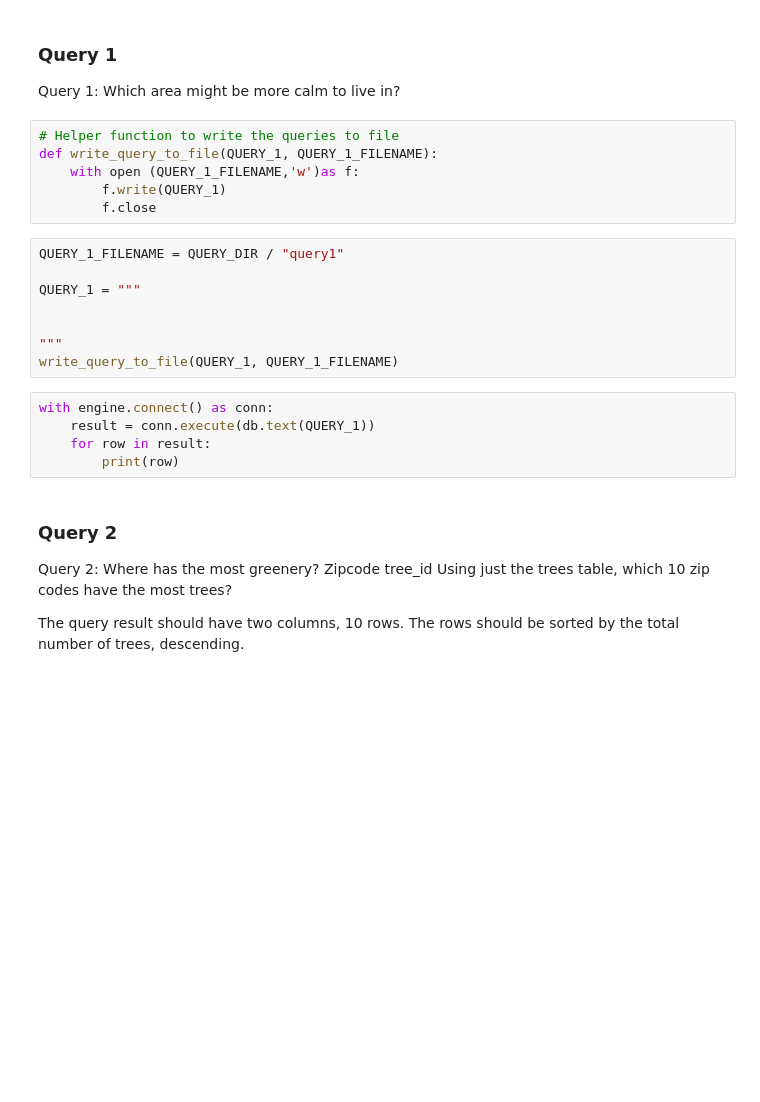
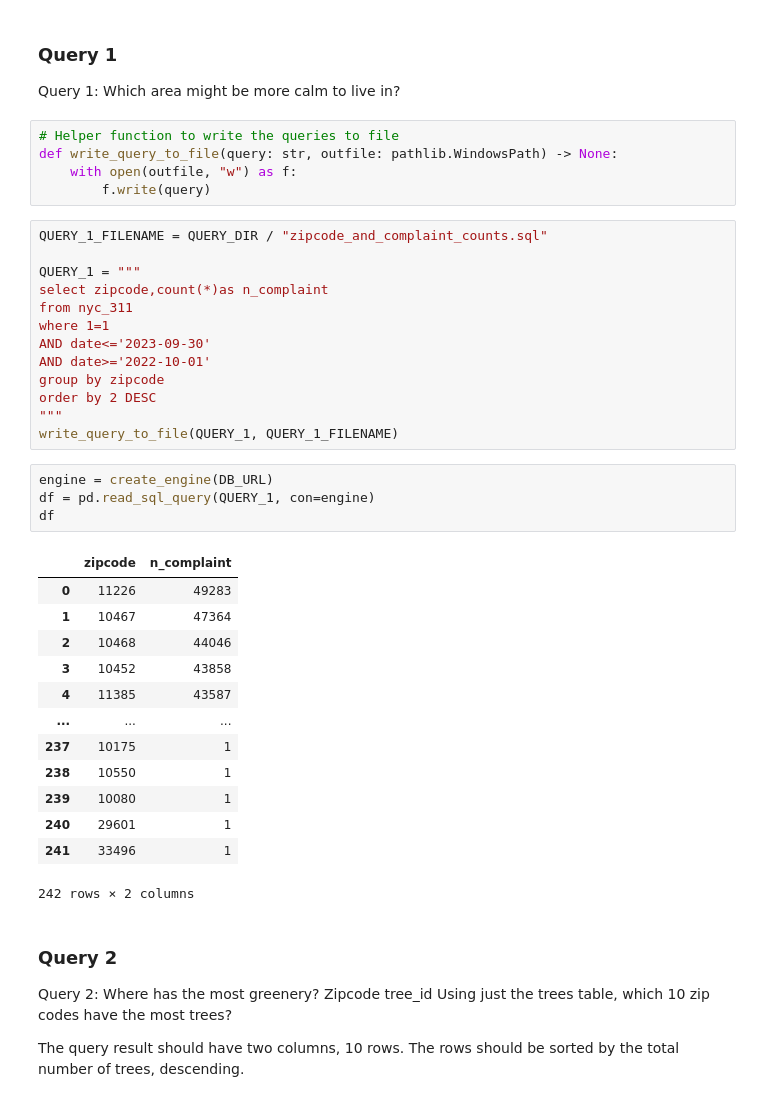
Before and after one commit to Yawenislearning/project-group28, a Jupyter notebook: project_code.ipynb, the cells around one changed output. Drawn from its saved outputs; the diff is of its cells as text; blank space fills up the shorter version.

```diff
--- a/project_code.ipynb
+++ b/project_code.ipynb
@@ -499,23 +598,40 @@ write_dataframes_to_table()
 Query 1: Which area might be more calm to live in?
 # %%
 # Helper function to write the queries to file
-def write_query_to_file(QUERY_1, QUERY_1_FILENAME):
-    with open (QUERY_1_FILENAME,'w')as f:
-        f.write(QUERY_1)
-        f.close
+def write_query_to_file(query: str, outfile: pathlib.WindowsPath) -> None:
+    with open(outfile, "w") as f:
+        f.write(query)
 # %%
-QUERY_1_FILENAME = QUERY_DIR / "query1"
+QUERY_1_FILENAME = QUERY_DIR / "zipcode_and_complaint_counts.sql"
 
 QUERY_1 = """
-
-
+select zipcode,count(*)as n_complaint
+from nyc_311
+where 1=1
+AND date<='2023-09-30'
+AND date>='2022-10-01'
+group by zipcode
+order by 2 DESC
 """
 write_query_to_file(QUERY_1, QUERY_1_FILENAME)
 # %%
-with engine.connect() as conn:
-    result = conn.execute(db.text(QUERY_1))
-    for row in result:
-        print(row)
+engine = create_engine(DB_URL)
+df = pd.read_sql_query(QUERY_1, con=engine)
+df
+# %% [output]
+|  | zipcode | n_complaint |
+| 0 | 11226 | 49283 |
+| 1 | 10467 | 47364 |
+| 2 | 10468 | 44046 |
+| 3 | 10452 | 43858 |
+| 4 | 11385 | 43587 |
+| ... | ... | ... |
+| 237 | 10175 | 1 |
+| 238 | 10550 | 1 |
+| 239 | 10080 | 1 |
+| 240 | 29601 | 1 |
+| 241 | 33496 | 1 |
+242 rows × 2 columns
 # %% [markdown]
 ### Query 2
 
```
Also changed, not shown: parts of 15 cells of this notebook.
